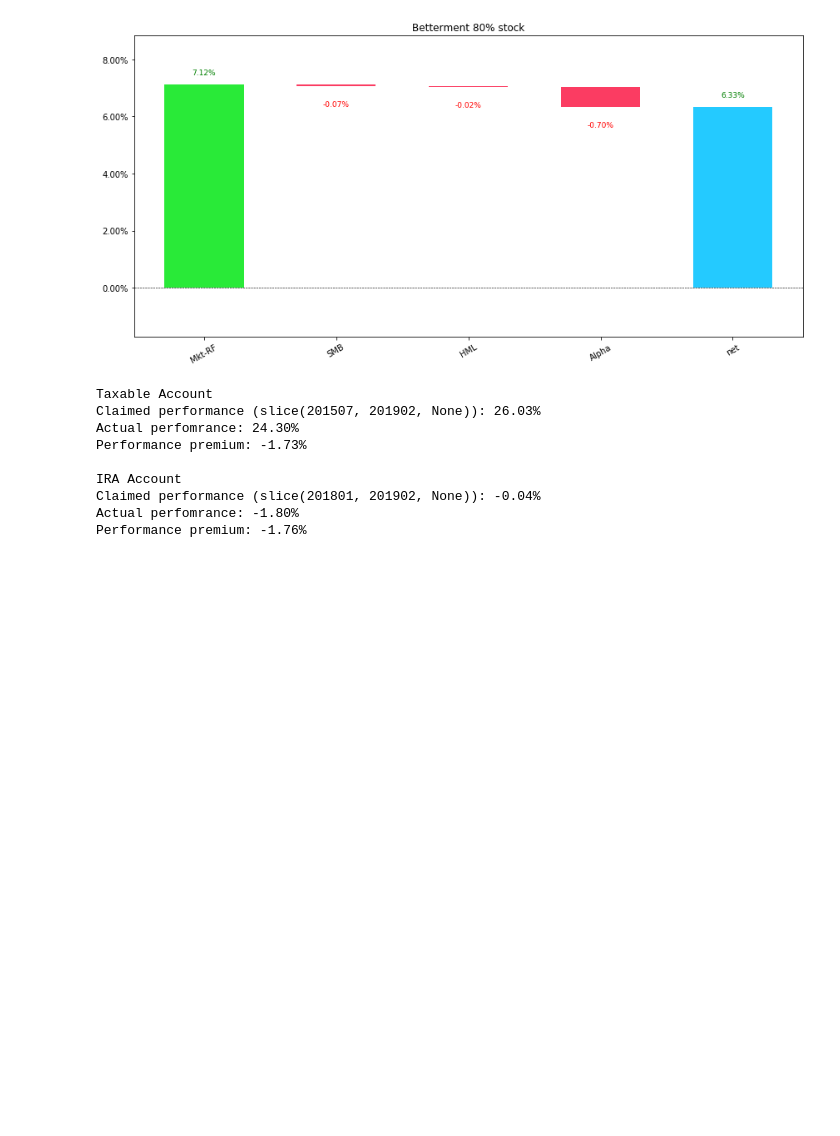
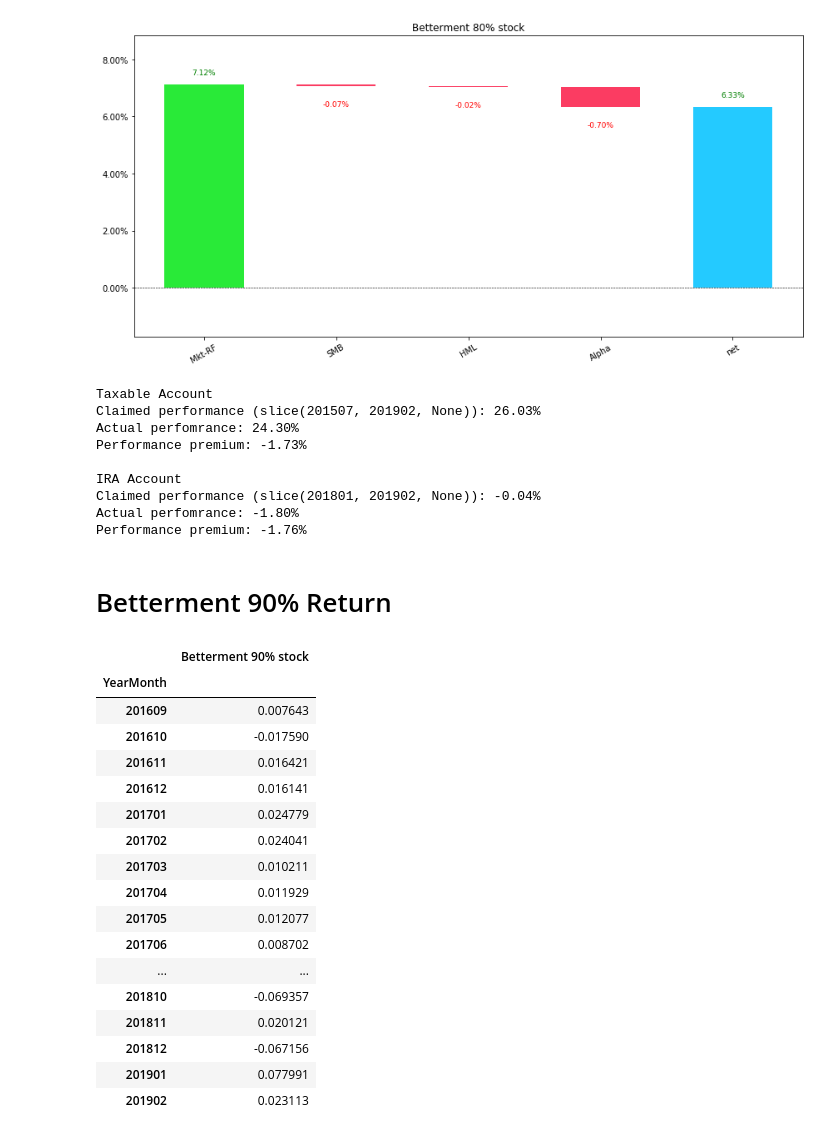
Before and after one commit to tianhuil/portfolio, a Jupyter notebook: Betterment.ipynb, the cells around one changed output. Saved outputs shown, nothing was run; the diff lists cells and outputs as text; code cells hidden in the pictures; blank space fills up the shorter version.

Commit message:
printing out betterment table

```diff
--- a/Betterment.ipynb
+++ b/Betterment.ipynb
@@ -313,3 +313,26 @@ IRA Account
 Claimed performance (slice(201801, 201902, None)): -0.04%
 Actual perfomrance: -1.80%
 Performance premium: -1.76%
+# %% [markdown]
+# Betterment 90% Return
+# %%
+df.set_index('YearMonth')[['Betterment 90% stock']].tail(30)
+# %% [output]
+|  | Betterment 90% stock |
+| YearMonth |  |
+| 201609 | 0.007643 |
+| 201610 | -0.017590 |
+| 201611 | 0.016421 |
+| 201612 | 0.016141 |
+| 201701 | 0.024779 |
+| 201702 | 0.024041 |
+| 201703 | 0.010211 |
+| 201704 | 0.011929 |
+| 201705 | 0.012077 |
+| 201706 | 0.008702 |
+| ... | ... |
+| 201810 | -0.069357 |
+| 201811 | 0.020121 |
+| 201812 | -0.067156 |
+| 201901 | 0.077991 |
+| 201902 | 0.023113 |
```
